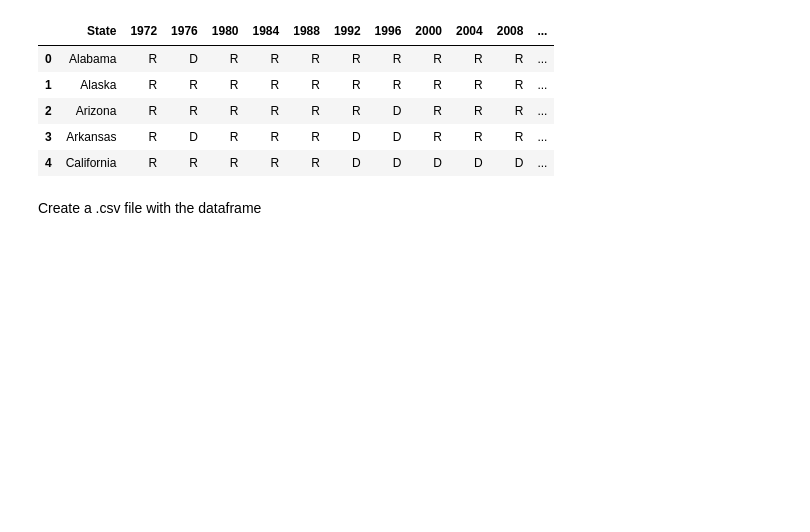
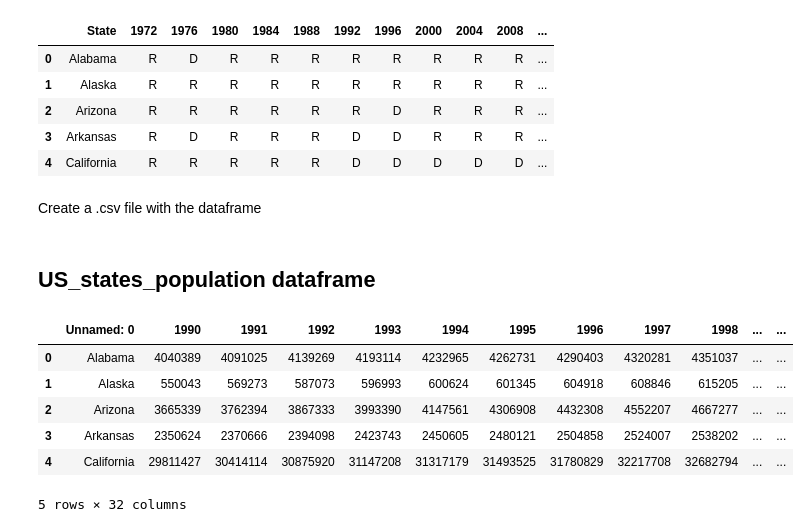
Before and after one commit to epfl-ada/ada-2022-project-datalcoholic, a Jupyter notebook: external_data_handling.ipynb, the cells around one changed output. Saved outputs shown, nothing was run; the diff lists cells and outputs as text; code cells hidden in the pictures; blank space fills up the shorter version.

```diff
--- a/external_data_handling.ipynb
+++ b/external_data_handling.ipynb
@@ -113,3 +114,16 @@ try:
     US_states_political_inclination = pd.read_csv('../Data/External_Data/US_states_political_inclination.csv')
 except:
     US_states_political_inclination.to_csv('../Data/External_Data/US_states_political_inclination.csv', index=False)
+# %% [markdown]
+## US_states_population dataframe
+# %%
+US_states_population = pd.read_csv('../Data/External_Data/US_states_population.csv')
+US_states_population.head()
+# %% [output]
+|  | Unnamed: 0 | 1990 | 1991 | 1992 | 1993 | 1994 | 1995 | 1996 | 1997 | 1998 | ... | ... |
+| 0 | Alabama | 4040389 | 4091025 | 4139269 | 4193114 | 4232965 | 4262731 | 4290403 | 4320281 | 4351037 | ... | ... |
+| 1 | Alaska | 550043 | 569273 | 587073 | 596993 | 600624 | 601345 | 604918 | 608846 | 615205 | ... | ... |
+| 2 | Arizona | 3665339 | 3762394 | 3867333 | 3993390 | 4147561 | 4306908 | 4432308 | 4552207 | 4667277 | ... | ... |
+| 3 | Arkansas | 2350624 | 2370666 | 2394098 | 2423743 | 2450605 | 2480121 | 2504858 | 2524007 | 2538202 | ... | ... |
+| 4 | California | 29811427 | 30414114 | 30875920 | 31147208 | 31317179 | 31493525 | 31780829 | 32217708 | 32682794 | ... | ... |
+5 rows × 32 columns
```
Also changed, not shown: parts of 4 cells of this notebook, 2 other files.
